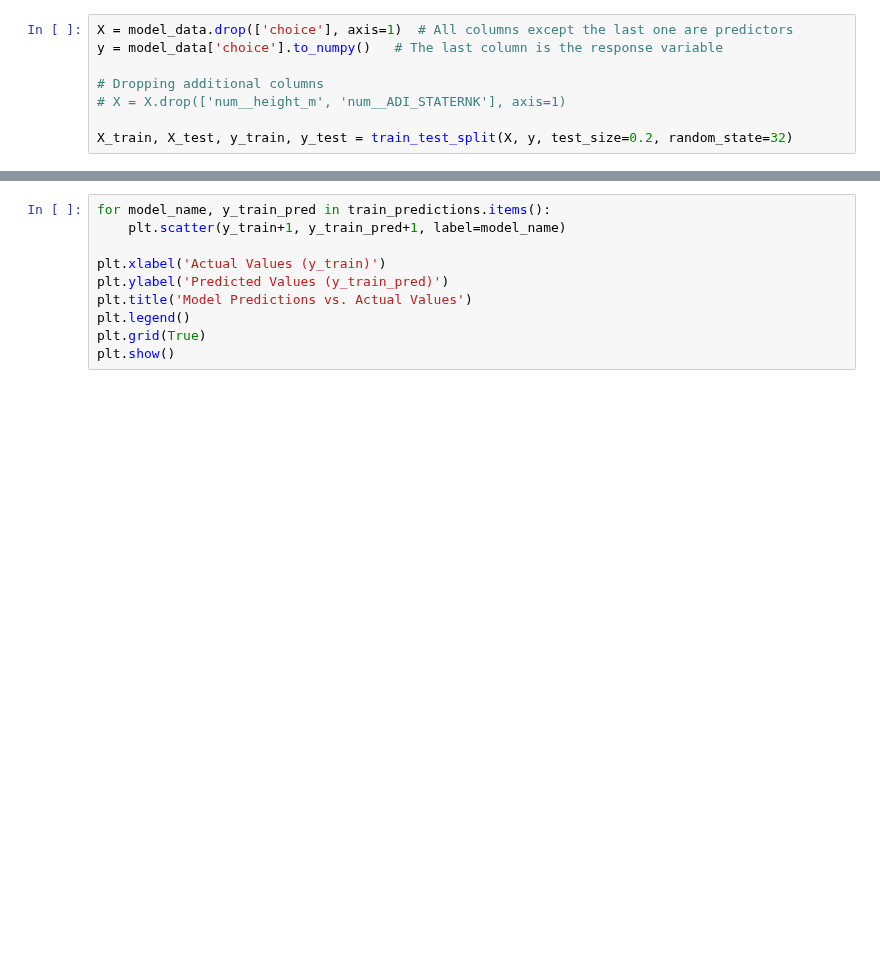
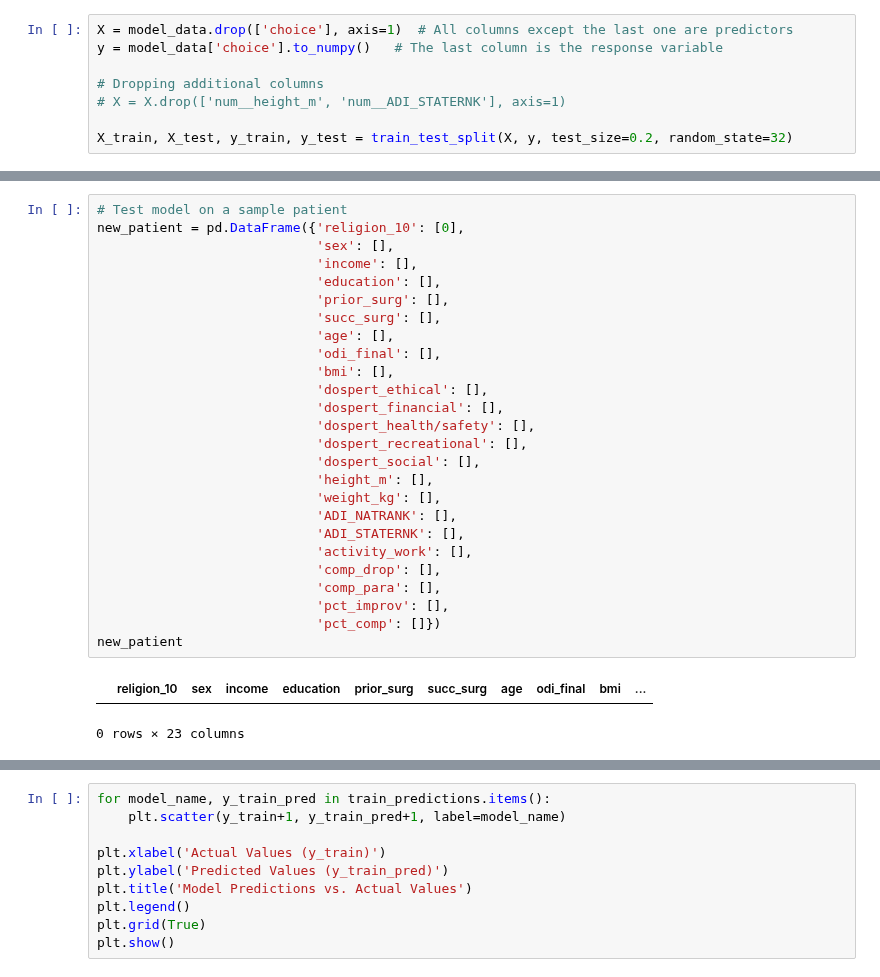
Before and after one commit to evanyfyip/vm-spinal-risk, a Jupyter notebook: vm-spinal-risk/notebooks/step2_ml_pipeline_choice_model.ipynb, the cells around one changed output, grey strips where cells are left out. Drawn from its saved outputs; the diff is of its cells as text; blank space fills up the shorter version.

Commit message:
minor edits to choice model

```diff
--- a/vm-spinal-risk/notebooks/step2_ml_pipeline_choice_model.ipynb
+++ b/vm-spinal-risk/notebooks/step2_ml_pipeline_choice_model.ipynb
@@ -241,0 +250,29 @@ with open('../data/ml_models/choice_model.pkl', 'wb') as f:
+# %%
+# Test model on a sample patient
+new_patient = pd.DataFrame({'religion_10': [0],
+                            'sex': [],
+                            'income': [],
+                            'education': [],
+                            'prior_surg': [],
+                            'succ_surg': [],
+                            'age': [],
+                            'odi_final': [],
+                            'bmi': [],
+                            'dospert_ethical': [],
+                            'dospert_financial': [],
+                            'dospert_health/safety': [],
+                            'dospert_recreational': [],
+                            'dospert_social': [],
+                            'height_m': [],
+                            'weight_kg': [],
+                            'ADI_NATRANK': [],
+                            'ADI_STATERNK': [],
+                            'activity_work': [],
+                            'comp_drop': [],
+                            'comp_para': [],
+                            'pct_improv': [],
+                            'pct_comp': []})
+new_patient
+# %% [output]
+|  | religion_10 | sex | income | education | prior_surg | succ_surg | age | odi_final | bmi | ... |
+0 rows × 23 columns
```
Also changed, not shown: parts of 7 cells of this notebook.
